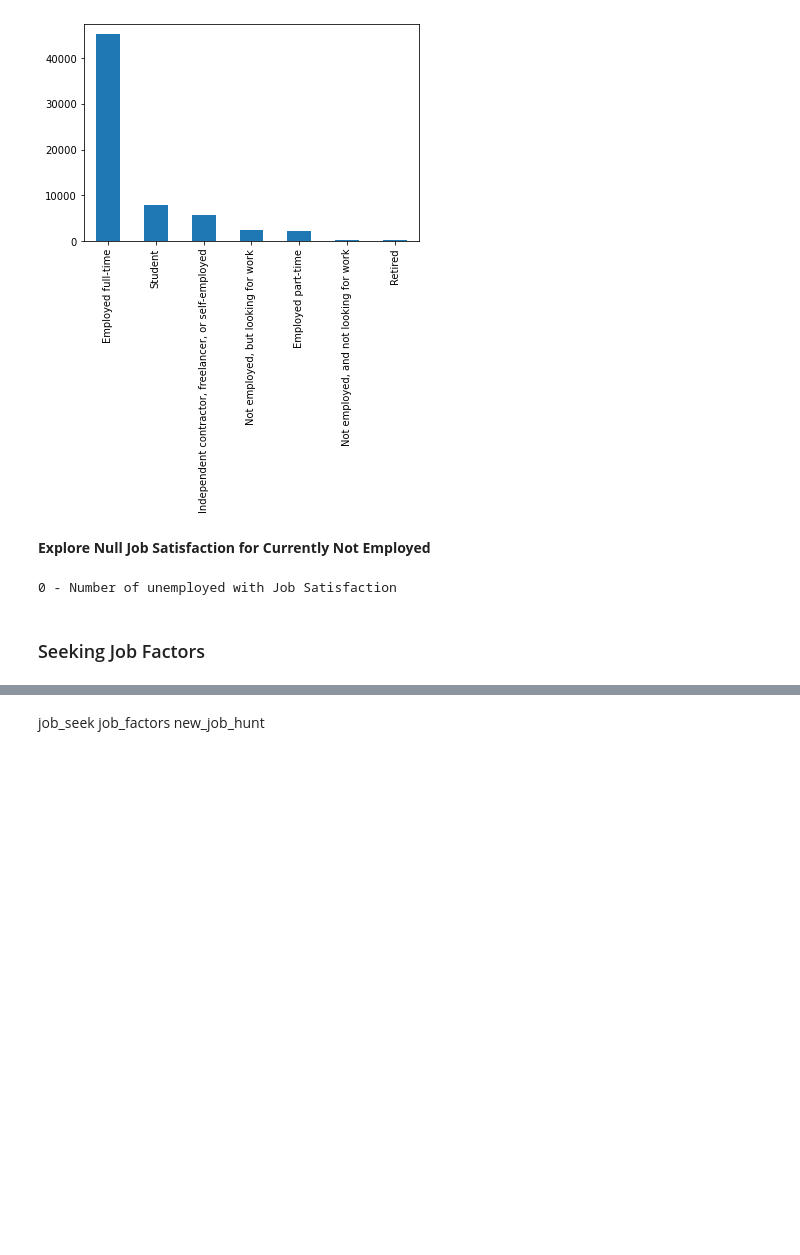
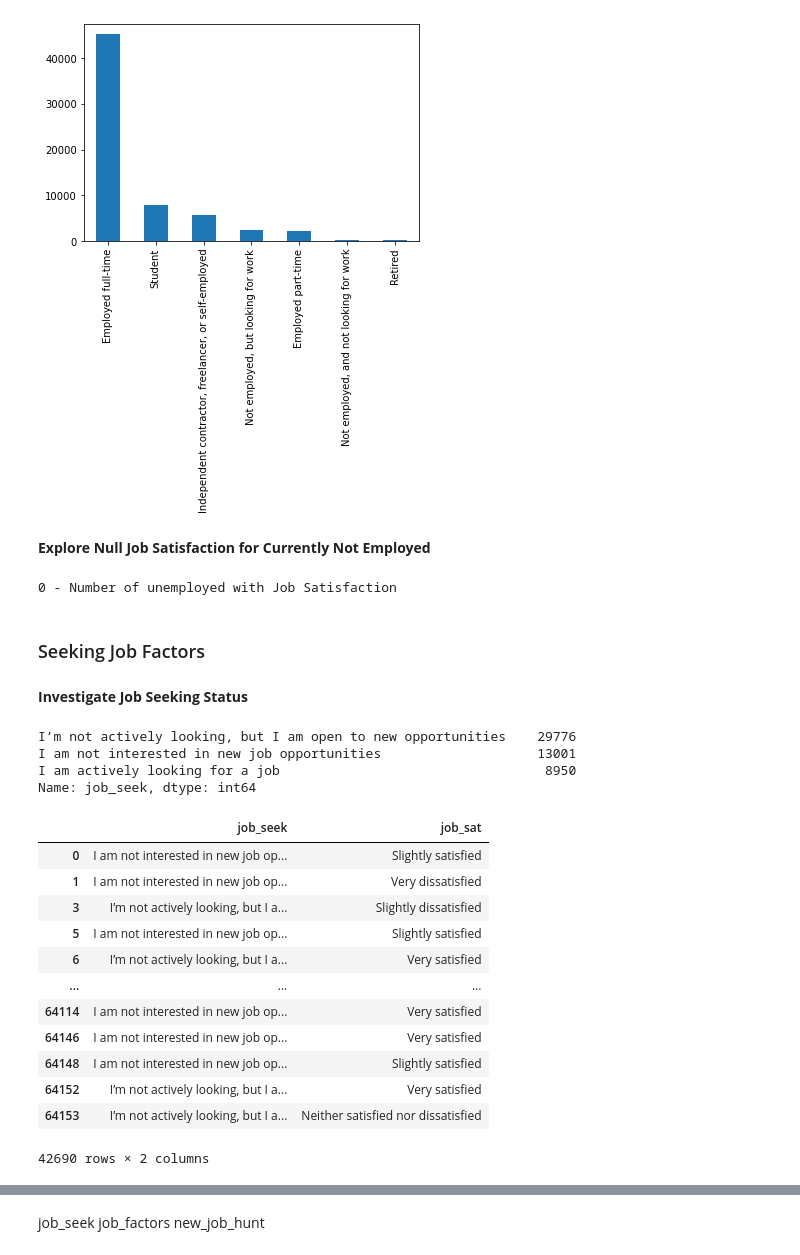
Before and after one commit to netxph/so-analysis, a Jupyter notebook: notebook/02-so-eda.ipynb, the cells around one changed output, grey strips where cells are left out. Drawn from its saved outputs; the diff is of its cells as text; code cells hidden in the pictures; blank space fills up the shorter version.

```diff
--- a/notebook/02-so-eda.ipynb
+++ b/notebook/02-so-eda.ipynb
@@ -128,3 +129,28 @@ print(f"{unemployed} - Number of unemployed with Job Satisfaction")
 0 - Number of unemployed with Job Satisfaction
 # %% [markdown]
 ### Seeking Job Factors
+# %% [markdown]
+**Investigate Job Seeking Status**
+# %%
+df.job_seek.value_counts()
+# %% [output]
+I’m not actively looking, but I am open to new opportunities    29776
+I am not interested in new job opportunities                    13001
+I am actively looking for a job                                  8950
+Name: job_seek, dtype: int64
+# %%
+df[["job_seek", "job_sat"]].dropna()
+# %% [output]
+|  | job_seek | job_sat |
+| 0 | I am not interested in new job op... | Slightly satisfied |
+| 1 | I am not interested in new job op... | Very dissatisfied |
+| 3 | I’m not actively looking, but I a... | Slightly dissatisfied |
+| 5 | I am not interested in new job op... | Slightly satisfied |
+| 6 | I’m not actively looking, but I a... | Very satisfied |
+| ... | ... | ... |
+| 64114 | I am not interested in new job op... | Very satisfied |
+| 64146 | I am not interested in new job op... | Very satisfied |
+| 64148 | I am not interested in new job op... | Slightly satisfied |
+| 64152 | I’m not actively looking, but I a... | Very satisfied |
+| 64153 | I’m not actively looking, but I a... | Neither satisfied nor dissatisfied |
+42690 rows × 2 columns
```
Also changed, not shown: parts of 7 cells of this notebook.
